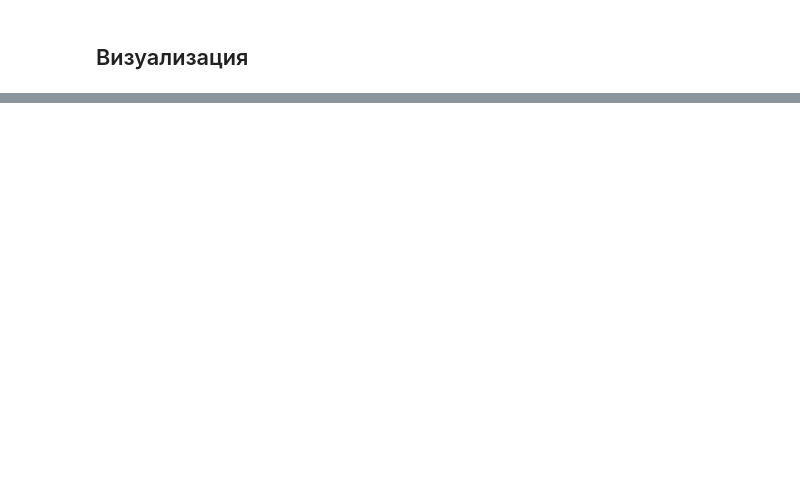
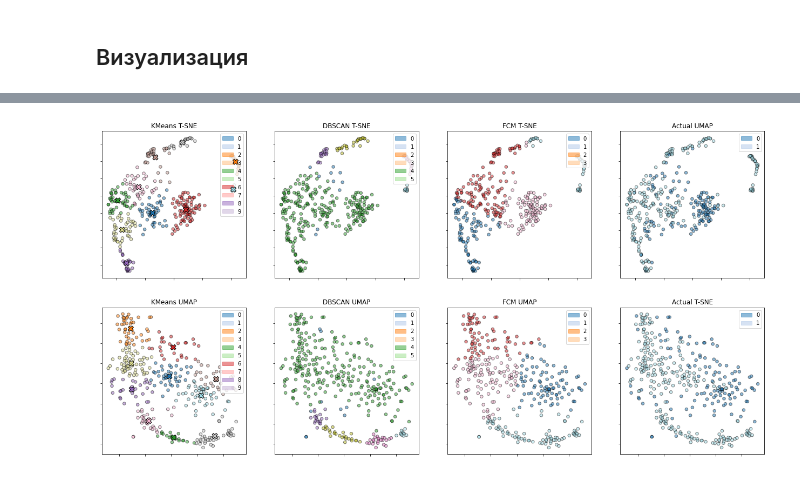
Before and after one commit to BearPro/data-science, a Jupyter notebook: task6.ipynb, the cells around one changed output, grey strips where cells are left out. Cells and saved outputs as stored; diff of their text form; code cells hidden in the pictures; blank space fills up the shorter version.

```diff
--- a/task6.ipynb
+++ b/task6.ipynb
@@ -176,0 +108,78 @@ for label_, _, X_test_, _ in scaled_sets:
+# %%
+fig, ax = plt.subplots(2, 4)
+fig.set_size_inches(22, 11)
+features_umap = X.umap.to_numpy()
+features_tsne = X.tsne.to_numpy()
+
+for clusterizer_index, clusterizer in enumerate(clusterizers_umap):
+    predicted = clusterizer.labels_ if isinstance(clusterizer, DBSCAN) else clusterizer.predict(features_umap)
+    if hasattr(clusterizer, 'cluster_centers_'):
+        centers = clusterizer.cluster_centers_
+    colormap = 'tab20'
+    labels = np.unique(predicted).tolist()
+    palette = np.array(sns.color_palette(colormap, n_colors=len(labels)))
+    cmap = sns.color_palette(colormap, as_cmap=True)
+
+    patchs = []
+    for i, color in enumerate(palette):
+        patchs.append(mpatches.Patch(color=color, label=i, alpha=0.5))
+
+    ax[0][clusterizer_index].scatter(features_umap[:, 0], features_umap[:, 1], c=predicted, cmap=cmap, s=30, edgecolors='k', alpha=0.5)
+    if hasattr(clusterizer, 'cluster_centers_'):
+        ax[0][clusterizer_index].scatter(centers[:, 0], centers[:, 1], c=labels, cmap=cmap, s=100, edgecolors='k', marker='X', zorder=10)
+    ax[0][clusterizer_index].axis('off')
+    ax[0][clusterizer_index].legend(handles=patchs, loc='upper right')
+    ax[0][clusterizer_index].set_title(type(clusterizer).__name__ + " T-SNE")
+    ax[0][clusterizer_index].axis('on')
+    ax[0][clusterizer_index].tick_params(labelbottom=False, labelleft=False)
+
+
+for clusterizer_index, clusterizer in enumerate(clusterizers_tsne):
+    predicted = clusterizer.labels_ if isinstance(clusterizer, DBSCAN) else clusterizer.predict(features_tsne)
+    if hasattr(clusterizer, 'cluster_centers_'):
+        centers = clusterizer.cluster_centers_
+    colormap = 'tab20'
+    labels = np.unique(predicted).tolist()
+    palette = np.array(sns.color_palette(colormap, n_colors=len(labels)))
+    cmap = sns.color_palette(colormap, as_cmap=True)
+
+    patchs = []
+    for i, color in enumerate(palette):
+        patchs.append(mpatches.Patch(color=color, label=i, alpha=0.5))
+
+    ax[1][clusterizer_index].scatter(features_tsne[:, 0], features_tsne[:, 1], c=predicted, cmap=cmap, s=30, edgecolors='k', alpha=0.5)
+    if hasattr(clusterizer, 'cluster_centers_'):
+        ax[1][clusterizer_index].scatter(centers[:, 0], centers[:, 1], c=labels, cmap=cmap, s=100, edgecolors='k', marker='X', zorder=10)
+    ax[1][clusterizer_index].axis('off')
+    ax[1][clusterizer_index].legend(handles=patchs, loc='upper right')
+    ax[1][clusterizer_index].set_title(type(clusterizer).__name__ + " UMAP")
+    ax[1][clusterizer_index].axis('on')
+    ax[1][clusterizer_index].tick_params(labelbottom=False, labelleft=False)
+
+labels = np.unique(y).tolist()
+palette = np.array(sns.color_palette(colormap, n_colors=len(labels)))
+cmap = sns.color_palette(colormap, as_cmap=True)
+patchs = []
+for j, color in enumerate(palette):
+    patchs.append(mpatches.Patch(color=color, label=j, alpha=0.5))
+ax[0][3].scatter(features_umap[:, 0], features_umap[:, 1], c=y, cmap=cmap, s=30, edgecolors='k', alpha=0.5)
+ax[0][3].axis('off')
+ax[0][3].legend(handles=patchs, loc='upper right')
+ax[0][3].set_title('Actual UMAP')
+ax[0][3].axis('on')
+ax[0][3].tick_params(labelbottom=False, labelleft=False)
+
+labels = np.unique(y).tolist()
+palette = np.array(sns.color_palette(colormap, n_colors=len(labels)))
+cmap = sns.color_palette(colormap, as_cmap=True)
+patchs = []
+for j, color in enumerate(palette):
+    patchs.append(mpatches.Patch(color=color, label=j, alpha=0.5))
+ax[1][3].scatter(features_tsne[:, 0], features_tsne[:, 1], c=y, cmap=cmap, s=30, edgecolors='k', alpha=0.5)
+ax[1][3].axis('off')
+ax[1][3].legend(handles=patchs, loc='upper right')
+ax[1][3].set_title('Actual T-SNE')
+ax[1][3].axis('on')
+ax[1][3].tick_params(labelbottom=False, labelleft=False)
+# %% [output]
+[figure, added]
```
Also changed, not shown: parts of 7 cells of this notebook, 1 other file.
